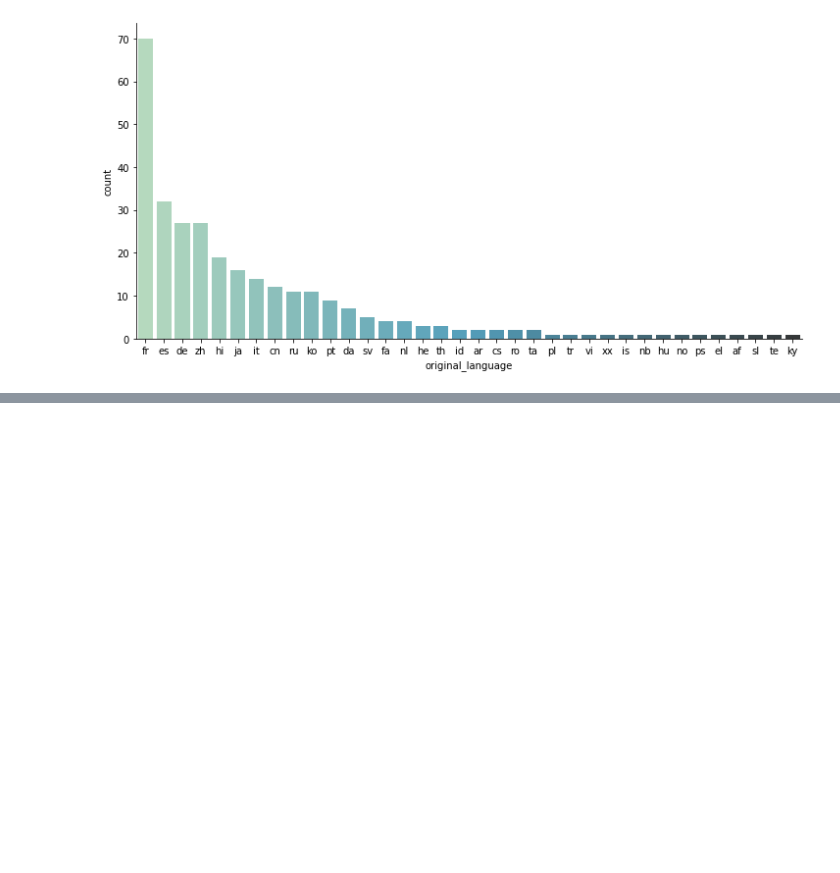
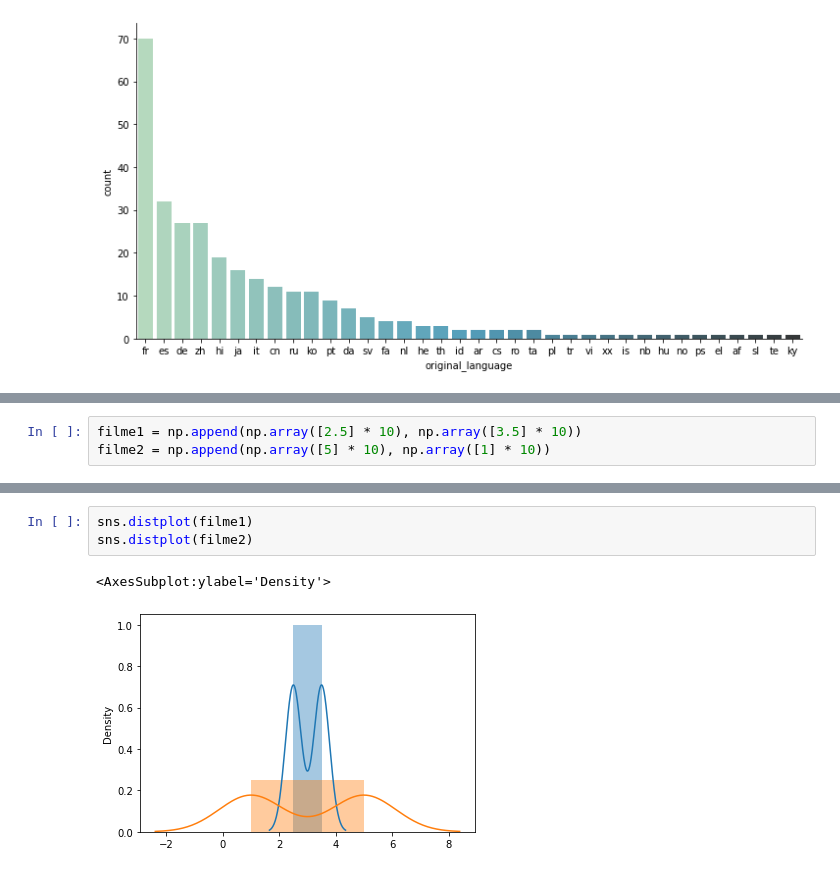
Before and after one commit to 1-aquila-1/data-science, a Jupyter notebook: 01-primeiros-passos/primeiros_passos.ipynb, the cells around one changed output, grey strips where cells are left out. Drawn from its saved outputs; the diff is of its cells as text; blank space fills up the shorter version.

Commit message:
Média, mediana, desvio padrão, boxplot, histograma, tendência central e dispersão, como tudo isso se encaixa

```diff
--- a/01-primeiros-passos/primeiros_passos.ipynb
+++ b/01-primeiros-passos/primeiros_passos.ipynb
@@ -466,0 +502,3 @@ sns.catplot(x = "original_language", kind="count",
+# %%
+filme1 = np.append(np.array([2.5] * 10), np.array([3.5] * 10))
+filme2 = np.append(np.array([5] * 10), np.array([1] * 10))
@@ -466,0 +513,6 @@ sns.catplot(x = "original_language", kind="count",
+# %%
+sns.distplot(filme1)
+sns.distplot(filme2)
+# %% [output]
+<AxesSubplot:ylabel='Density'>
+[figure, added]
```
Also changed, not shown: parts of 13 cells of this notebook.
